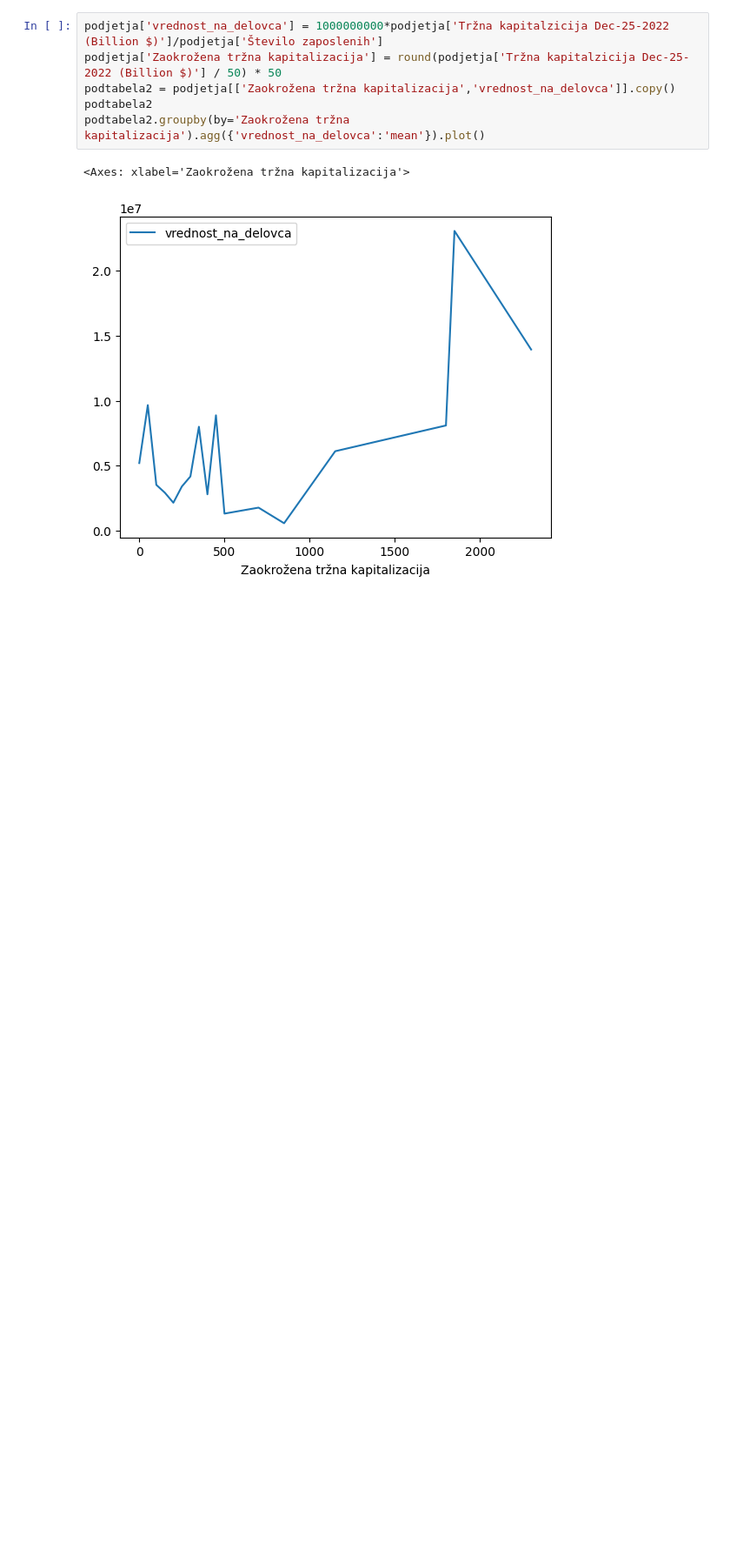
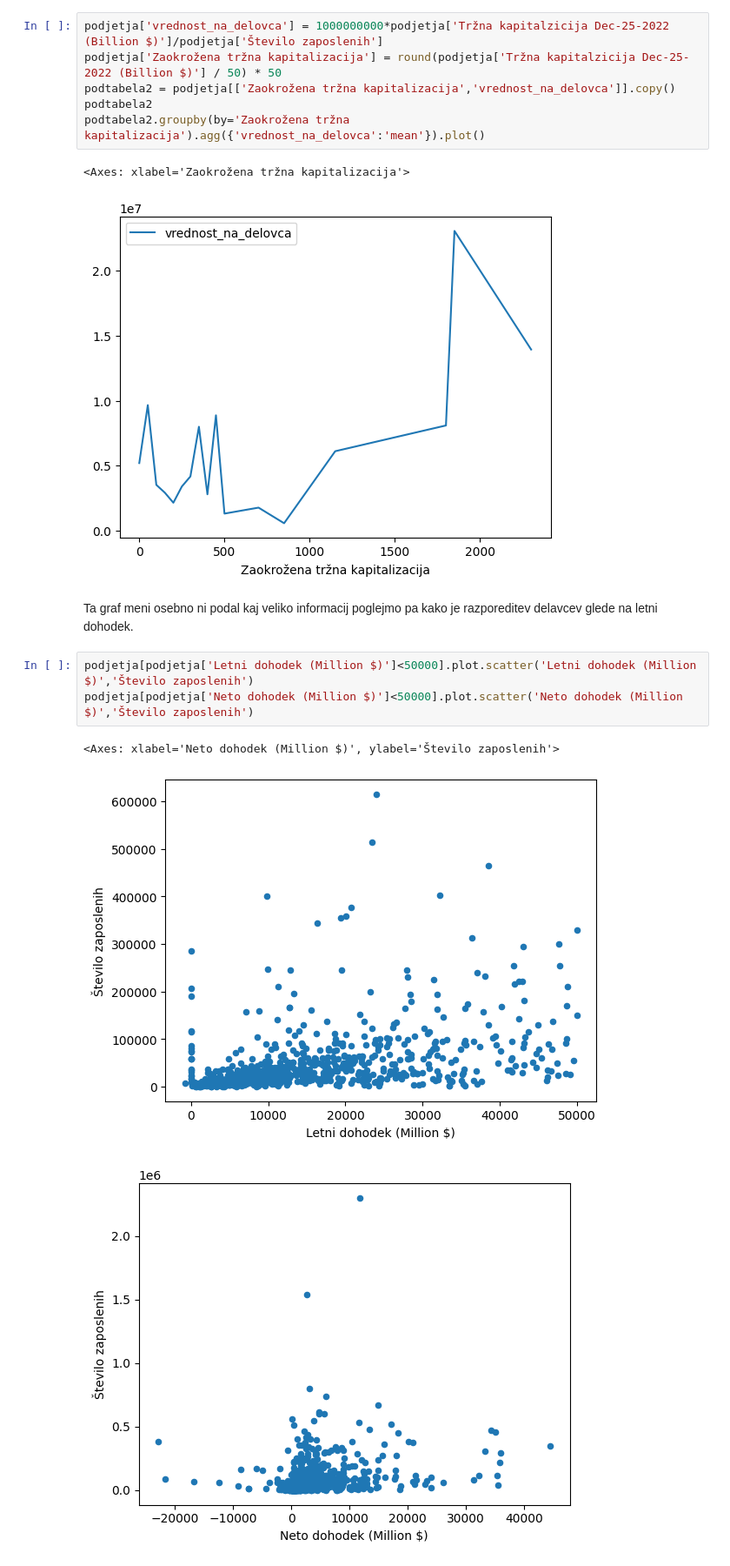
Before and after one commit to AnzeKriznar/Projektna-naloga, a Jupyter notebook: Analiza.ipynb, the cells around one changed output. Shown: that part at 87% size. Saved outputs shown, nothing was run; the diff lists cells and outputs as text; blank space fills up the shorter version.

```diff
--- a/Analiza.ipynb
+++ b/Analiza.ipynb
@@ -80,4 +92,13 @@ podtabela2.groupby(by='Zaokrožena tržna kapitalizacija').agg({'vrednost_na_del
 # %% [output]
 <Axes: xlabel='Zaokrožena tržna kapitalizacija'>
 [figure]
+# %% [markdown]
+Ta graf meni osebno ni podal kaj veliko informacij poglejmo pa kako je razporeditev delavcev glede na letni dohodek.
+# %%
+podjetja[podjetja['Letni dohodek (Million $)']<50000].plot.scatter('Letni dohodek (Million $)','Število zaposlenih')
+podjetja[podjetja['Neto dohodek (Million $)']<50000].plot.scatter('Neto dohodek (Million $)','Število zaposlenih')
+# %% [output]
+<Axes: xlabel='Neto dohodek (Million $)', ylabel='Število zaposlenih'>
+[figure, added]
+[figure, added]
 # %% [markdown]
```
Also changed, not shown: parts of 8 cells of this notebook.
